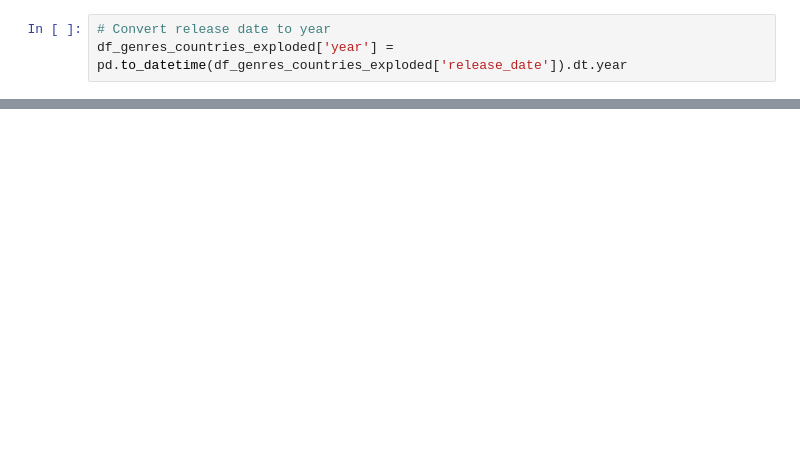
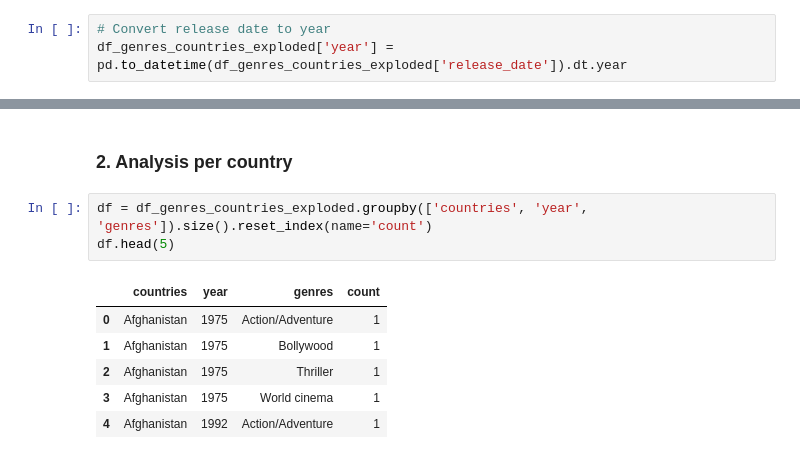
Before and after one commit to epfl-ada/ada-2024-project-teamcsx24, a Jupyter notebook: src/data/genreAnalysis.ipynb, the cells around one changed output, grey strips where cells are left out. Saved outputs shown, nothing was run; the diff lists cells and outputs as text; blank space fills up the shorter version.

```diff
--- a/src/data/genreAnalysis.ipynb
+++ b/src/data/genreAnalysis.ipynb
@@ -209,0 +204,12 @@ See the caveats in the documentation: https://pandas.pydata.org/pandas-docs/stab
+# %% [markdown]
+### 2. Analysis per country
+# %%
+df = df_genres_countries_exploded.groupby(['countries', 'year', 'genres']).size().reset_index(name='count')
+df.head(5)
+# %% [output]
+|  | countries | year | genres | count |
+| 0 | Afghanistan | 1975 | Action/Adventure | 1 |
+| 1 | Afghanistan | 1975 | Bollywood | 1 |
+| 2 | Afghanistan | 1975 | Thriller | 1 |
+| 3 | Afghanistan | 1975 | World cinema | 1 |
+| 4 | Afghanistan | 1992 | Action/Adventure | 1 |
```
Also changed, not shown: parts of 25 cells of this notebook, 4 other files.
